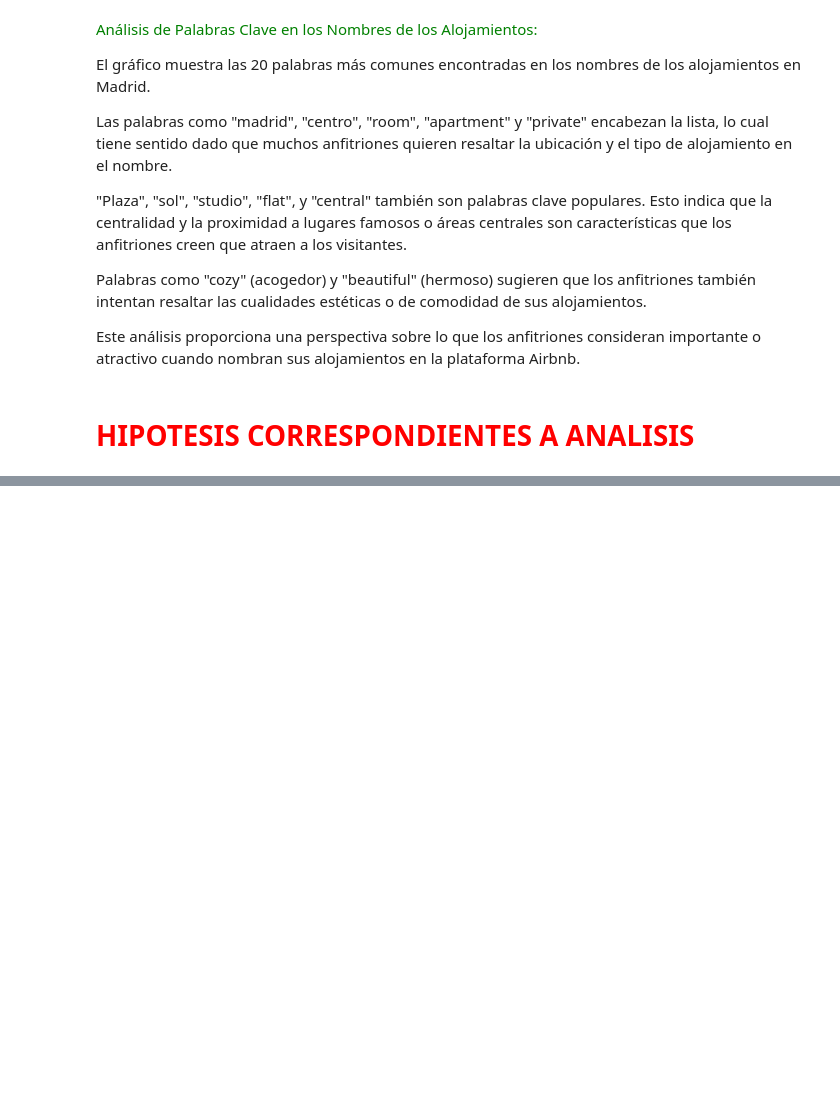
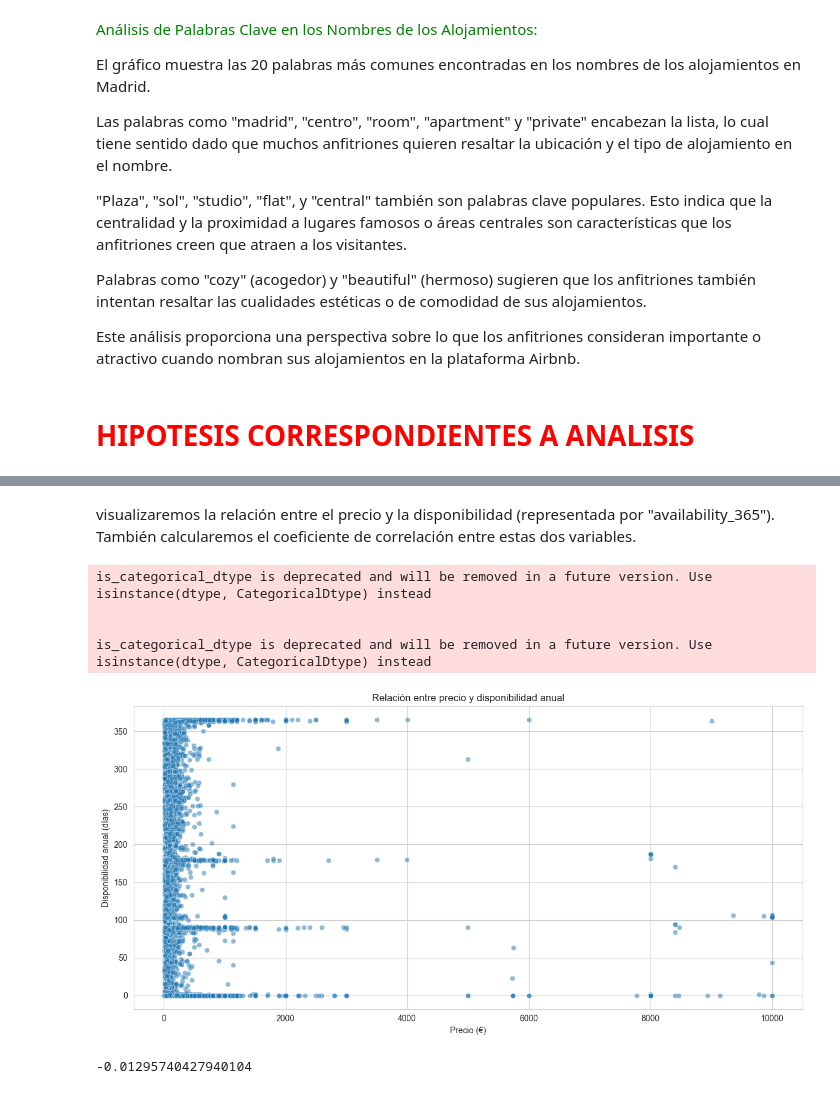
Before and after one commit to AI-School-F5-P2/Data_Analyst, a Jupyter notebook: Cities/Madrid.ipynb, the cells around one changed output, grey strips where cells are left out. Cells and saved outputs as stored; diff of their text form; code cells hidden in the pictures; blank space fills up the shorter version.

```diff
--- a/Cities/Madrid.ipynb
+++ b/Cities/Madrid.ipynb
@@ -844,0 +965,22 @@ Este análisis proporciona una perspectiva sobre lo que los anfitriones consider
+# %% [markdown]
+visualizaremos la relación entre el precio y la disponibilidad (representada por "availability_365"). También calcularemos el coeficiente de correlación entre estas dos variables.
+# %%
+# Gráfico de dispersión entre precio y disponibilidad
+plt.figure(figsize=(12, 6))
+sns.scatterplot(x="price", y="availability_365", data=df_madrid, alpha=0.5)
+plt.title("Relación entre precio y disponibilidad anual")
+plt.xlabel("Precio (€)")
+plt.ylabel("Disponibilidad anual (días)")
+plt.tight_layout()
+plt.show()
+
+# Coeficiente de correlación entre precio y disponibilidad
+correlation_coefficient_availability = df_madrid["price"].corr(df_madrid["availability_365"])
+correlation_coefficient_availability
+# %% [output]
+is_categorical_dtype is deprecated and will be removed in a future version. Use isinstance(dtype, CategoricalDtype) instead
+
+
+is_categorical_dtype is deprecated and will be removed in a future version. Use isinstance(dtype, CategoricalDtype) instead
+[figure, added]
+-0.01295740427940104
```
Also changed, not shown: parts of 56 cells of this notebook.
